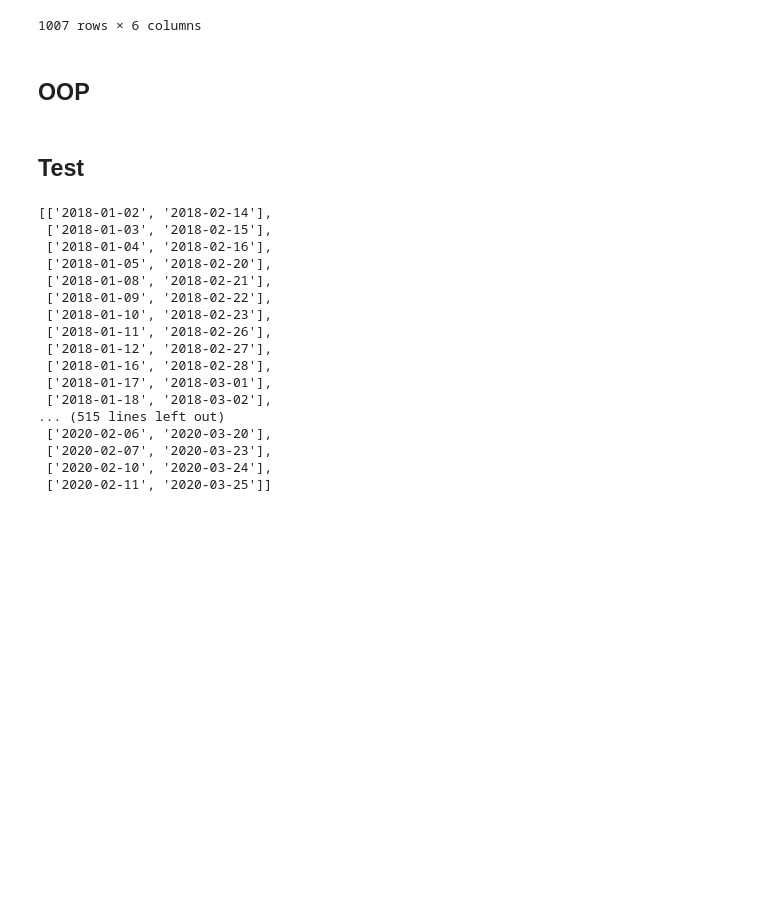
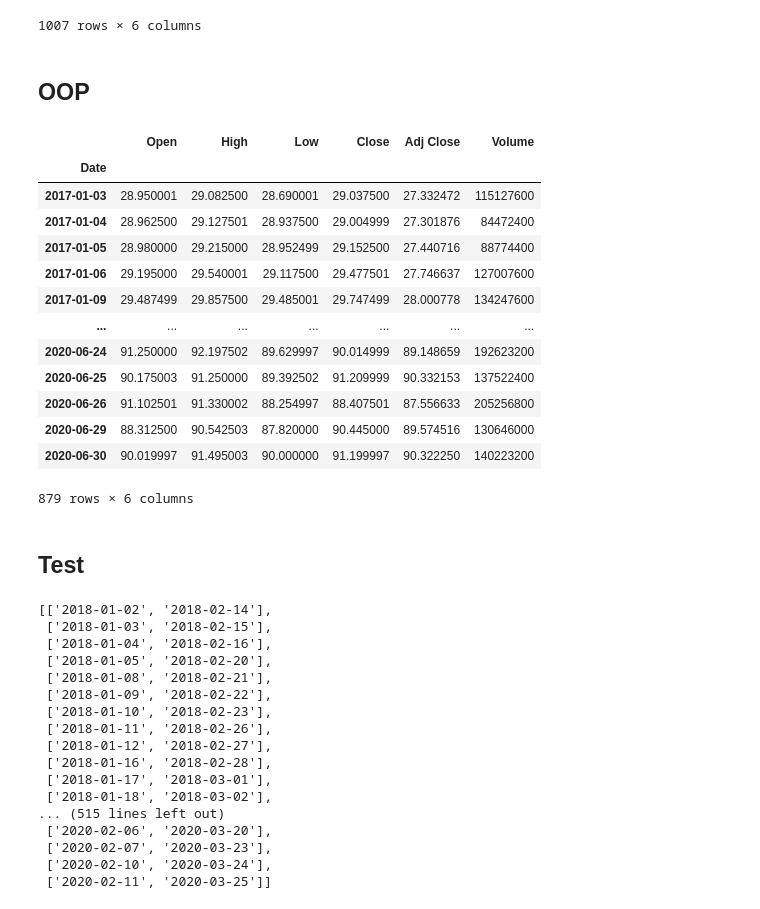
Before and after one commit to ivanlimsy/iOracle, a Jupyter notebook: notebooks/TimedSplit.ipynb, the cells around one changed output. Saved outputs shown, nothing was run; the diff lists cells and outputs as text; code cells hidden in the pictures; blank space fills up the shorter version.

```diff
--- a/notebooks/TimedSplit.ipynb
+++ b/notebooks/TimedSplit.ipynb
@@ -35,6 +35,23 @@ df
 1007 rows × 6 columns
 # %% [markdown]
 ##  OOP
+# %%
+play = df[df.index<='2019-12-31']
+# %% [output]
+|  | Open | High | Low | Close | Adj Close | Volume |
+| Date |  |  |  |  |  |  |
+| 2017-01-03 | 28.950001 | 29.082500 | 28.690001 | 29.037500 | 27.332472 | 115127600 |
+| 2017-01-04 | 28.962500 | 29.127501 | 28.937500 | 29.004999 | 27.301876 | 84472400 |
+| 2017-01-05 | 28.980000 | 29.215000 | 28.952499 | 29.152500 | 27.440716 | 88774400 |
+| 2017-01-06 | 29.195000 | 29.540001 | 29.117500 | 29.477501 | 27.746637 | 127007600 |
+| 2017-01-09 | 29.487499 | 29.857500 | 29.485001 | 29.747499 | 28.000778 | 134247600 |
+| ... | ... | ... | ... | ... | ... | ... |
+| 2020-06-24 | 91.250000 | 92.197502 | 89.629997 | 90.014999 | 89.148659 | 192623200 |
+| 2020-06-25 | 90.175003 | 91.250000 | 89.392502 | 91.209999 | 90.332153 | 137522400 |
+| 2020-06-26 | 91.102501 | 91.330002 | 88.254997 | 88.407501 | 87.556633 | 205256800 |
+| 2020-06-29 | 88.312500 | 90.542503 | 87.820000 | 90.445000 | 89.574516 | 130646000 |
+| 2020-06-30 | 90.019997 | 91.495003 | 90.000000 | 91.199997 | 90.322250 | 140223200 |
+879 rows × 6 columns
 # %%
 #OOP
 from datetime import datetime as dt
```
Also changed, not shown: 2 other files.
